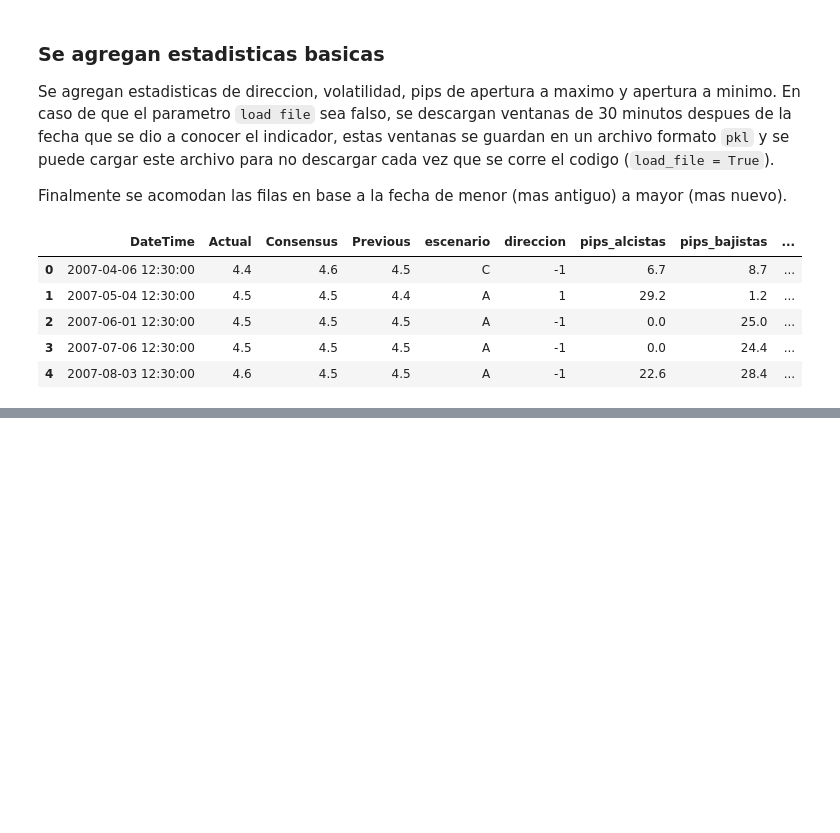
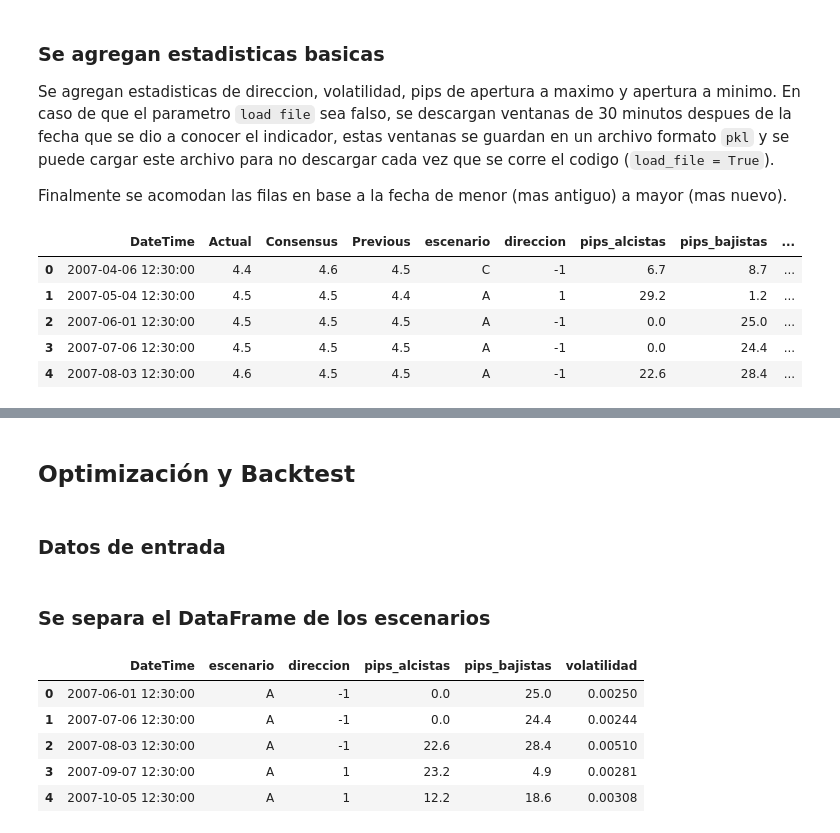
Before and after one commit to JobRamirezC/Fundamental-Analysis-Trading, a Jupyter notebook: notebook.ipynb, the cells around one changed output, grey strips where cells are left out. Drawn from its saved outputs; the diff is of its cells as text; code cells hidden in the pictures; blank space fills up the shorter version.

```diff
--- a/notebook.ipynb
+++ b/notebook.ipynb
@@ -129,2 +216,6 @@ vs_grafica_1_estadistica = vs.g_serie_indicador(df_serie=df_indicador)
 # %% [output]
 [interactive output not drawn]
+# %% [markdown]
+## Optimización y Backtest
+# %% [markdown]
+### Datos de entrada
@@ -130,0 +226,12 @@ vs_grafica_1_estadistica = vs.g_serie_indicador(df_serie=df_indicador)
+# %% [markdown]
+### Se separa el DataFrame de los escenarios
+# %%
+df_escenarios = df_indicador[['DateTime', 'escenario', 'direccion', 'pips_alcistas', 'pips_bajistas', 'volatilidad']]
+df_escenarios.head()
+# %% [output]
+|  | DateTime | escenario | direccion | pips_alcistas | pips_bajistas | volatilidad |
+| 0 | 2007-06-01 12:30:00 | A | -1 | 0.0 | 25.0 | 0.00250 |
+| 1 | 2007-07-06 12:30:00 | A | -1 | 0.0 | 24.4 | 0.00244 |
+| 2 | 2007-08-03 12:30:00 | A | -1 | 22.6 | 28.4 | 0.00510 |
+| 3 | 2007-09-07 12:30:00 | A | 1 | 23.2 | 4.9 | 0.00281 |
+| 4 | 2007-10-05 12:30:00 | A | 1 | 12.2 | 18.6 | 0.00308 |
```
Also changed, not shown: parts of 43 cells of this notebook, 3 other files.
